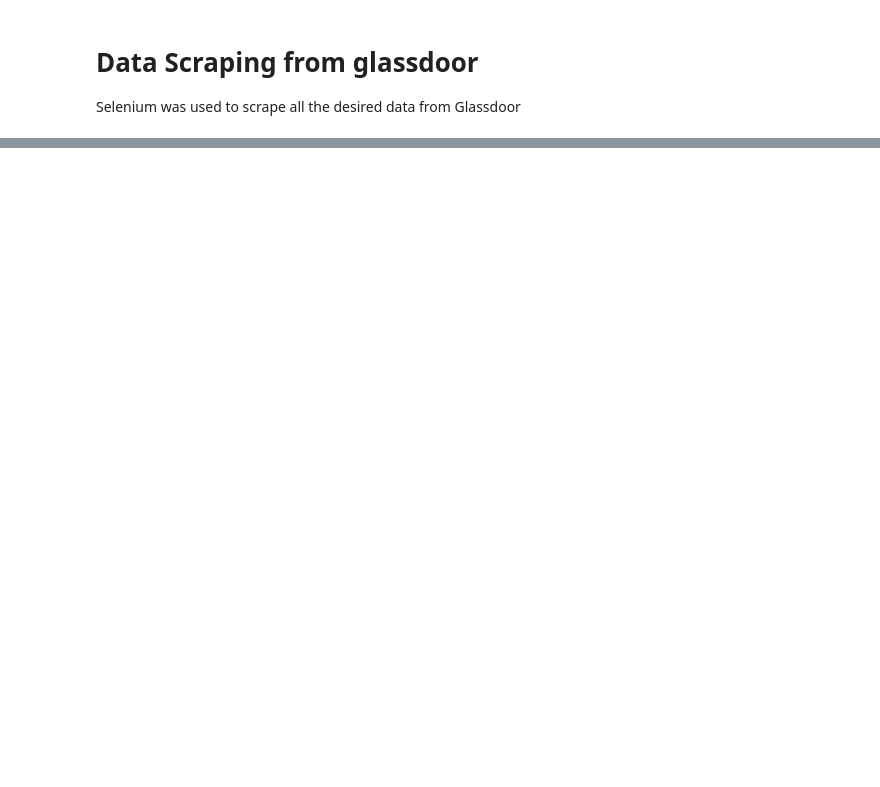
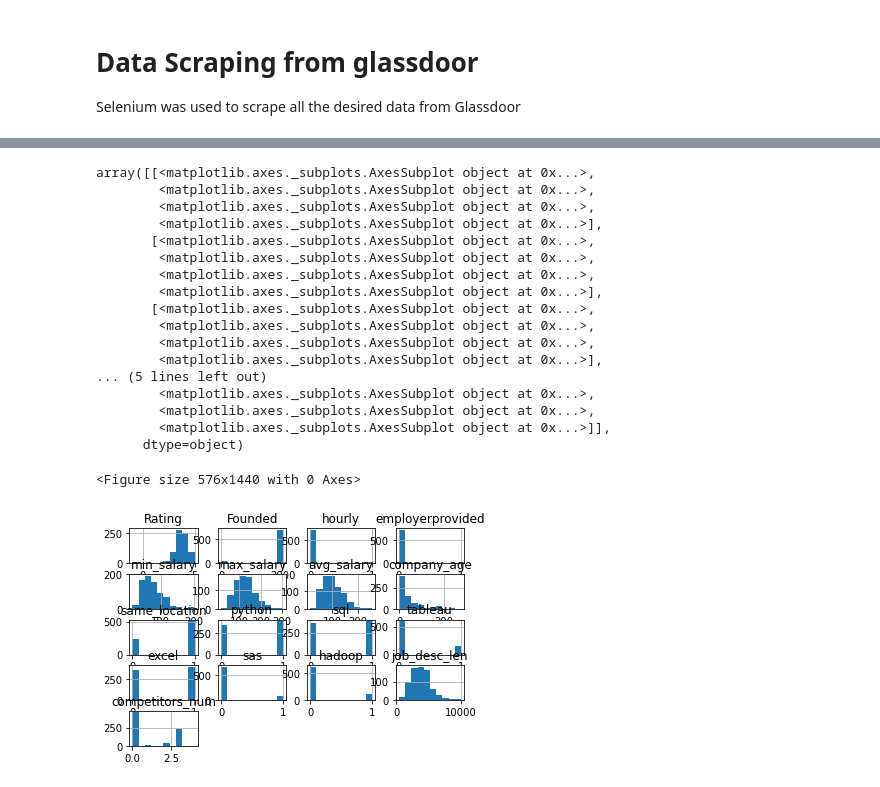
Before and after one commit to sumitkutty/Glassdoor-Salary-Prediction, a Jupyter notebook: From_scratch.ipynb, the cells around one changed output, grey strips where cells are left out. Drawn from its saved outputs; the diff is of its cells as text; code cells hidden in the pictures; blank space fills up the shorter version.

```diff
--- a/From_scratch.ipynb
+++ b/From_scratch.ipynb
@@ -17,5 +28,6 @@ import importlib
 # Data Scraping from glassdoor
 Selenium was used to scrape all the desired data from Glassdoor
 # %%
-dataset = pd.read_csv("glassdoor_jobs.csv")
-dataset = dataset.drop(dataset.columns[0], axis=1)
+import glassdoor_scraper as gs
+dataset = gs.get_jobs('data scientist', 1000, False, '/chromedriver', 10)
+data = dataset.drop(dataset.columns[0], axis=1)
@@ -37,0 +147,25 @@ dataset
+# %%
+#histogram. if the variables are not normally distrubuted, it should be done for regression problems
+plt.figure(figsize = [8,20])
+data.hist()
+#plt.tight_layout()
+# %% [output]
+array([[<matplotlib.axes._subplots.AxesSubplot object at 0x...>,
+        <matplotlib.axes._subplots.AxesSubplot object at 0x...>,
+        <matplotlib.axes._subplots.AxesSubplot object at 0x...>,
+        <matplotlib.axes._subplots.AxesSubplot object at 0x...>],
+       [<matplotlib.axes._subplots.AxesSubplot object at 0x...>,
+        <matplotlib.axes._subplots.AxesSubplot object at 0x...>,
+        <matplotlib.axes._subplots.AxesSubplot object at 0x...>,
+        <matplotlib.axes._subplots.AxesSubplot object at 0x...>],
+       [<matplotlib.axes._subplots.AxesSubplot object at 0x...>,
+        <matplotlib.axes._subplots.AxesSubplot object at 0x...>,
+        <matplotlib.axes._subplots.AxesSubplot object at 0x...>,
+        <matplotlib.axes._subplots.AxesSubplot object at 0x...>],
+... (5 lines left out)
+        <matplotlib.axes._subplots.AxesSubplot object at 0x...>,
+        <matplotlib.axes._subplots.AxesSubplot object at 0x...>,
+        <matplotlib.axes._subplots.AxesSubplot object at 0x...>]],
+      dtype=object)
+<Figure size 576x1440 with 0 Axes>
+[figure, added]
```
Also changed, not shown: parts of 27 cells of this notebook, 37 other files.
